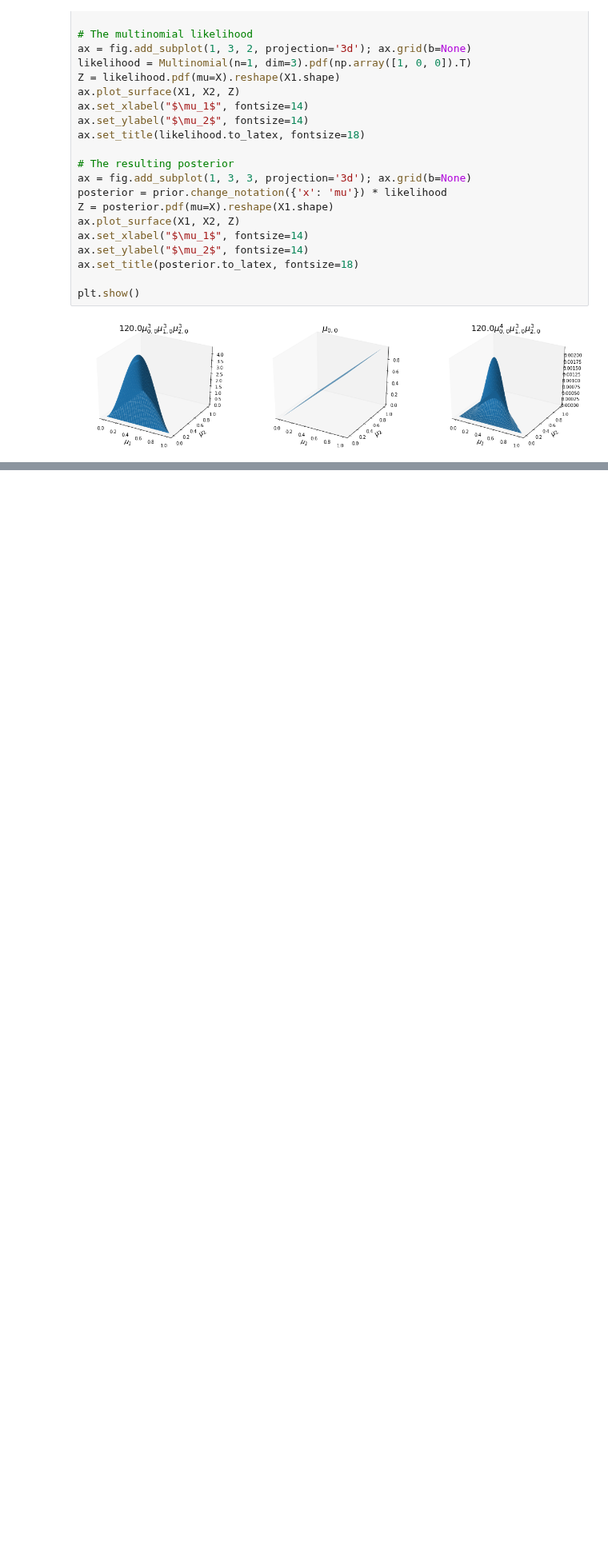
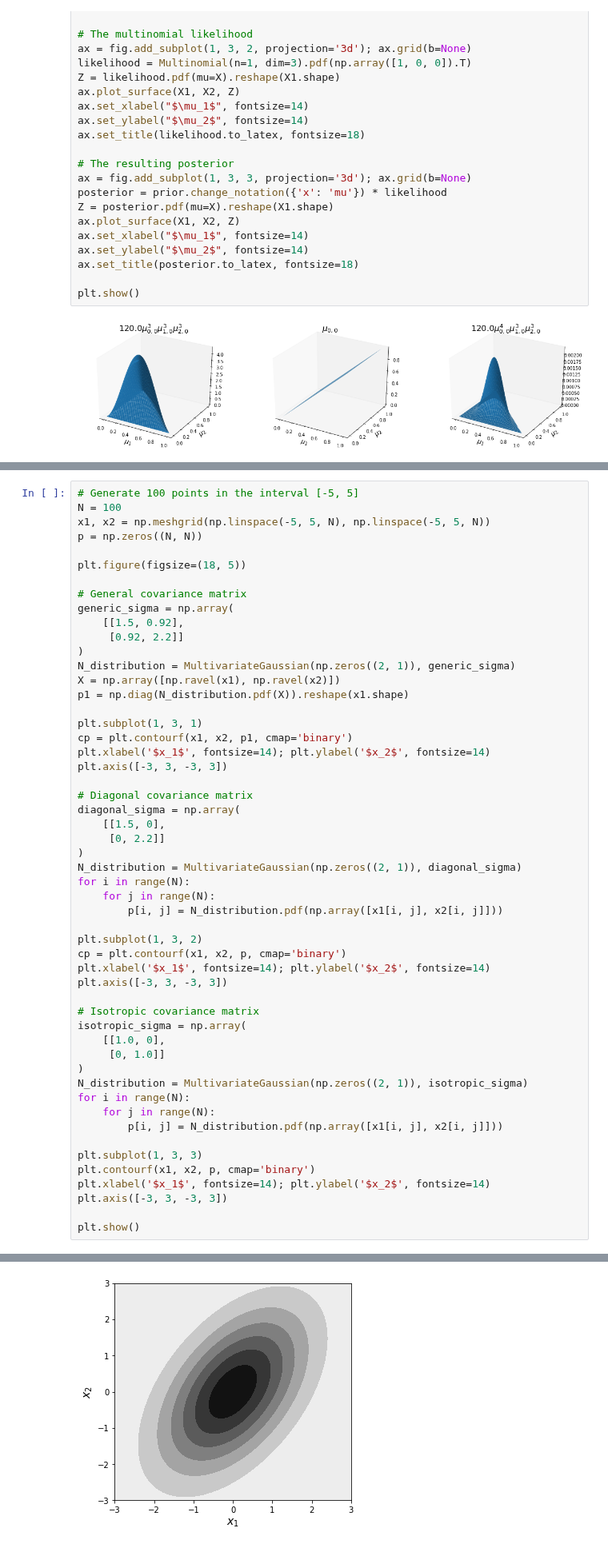
Before and after one commit to vagmcs/PRML, a Jupyter notebook: notebooks/ch2_probability_distributions.ipynb, the cells around one changed output, grey strips where cells are left out. Shown at 80% size. Cells and saved outputs as stored; diff of their text form; blank space fills up the shorter version.

Commit message:
feat(chapter2: Notes on Gaussian distributions

```diff
--- a/notebooks/ch2_probability_distributions.ipynb
+++ b/notebooks/ch2_probability_distributions.ipynb
@@ -644,0 +683,54 @@ plt.show()
+# %%
+# Generate 100 points in the interval [-5, 5]
+N = 100
+x1, x2 = np.meshgrid(np.linspace(-5, 5, N), np.linspace(-5, 5, N))
+p = np.zeros((N, N))
+
+plt.figure(figsize=(18, 5))
+
+# General covariance matrix
+generic_sigma = np.array(
+    [[1.5, 0.92],
+     [0.92, 2.2]]
+)
+N_distribution = MultivariateGaussian(np.zeros((2, 1)), generic_sigma)
+X = np.array([np.ravel(x1), np.ravel(x2)])
+p1 = np.diag(N_distribution.pdf(X)).reshape(x1.shape)
+
+plt.subplot(1, 3, 1)
+cp = plt.contourf(x1, x2, p1, cmap='binary')
+plt.xlabel('$x_1$', fontsize=14); plt.ylabel('$x_2$', fontsize=14)
+plt.axis([-3, 3, -3, 3])
+
+# Diagonal covariance matrix
+diagonal_sigma = np.array(
+    [[1.5, 0],
+     [0, 2.2]]
+)
+N_distribution = MultivariateGaussian(np.zeros((2, 1)), diagonal_sigma)
+for i in range(N):
+    for j in range(N):
+        p[i, j] = N_distribution.pdf(np.array([x1[i, j], x2[i, j]]))
+
+plt.subplot(1, 3, 2)
+cp = plt.contourf(x1, x2, p, cmap='binary')
+plt.xlabel('$x_1$', fontsize=14); plt.ylabel('$x_2$', fontsize=14)
+plt.axis([-3, 3, -3, 3])
+
+# Isotropic covariance matrix
+isotropic_sigma = np.array(
+    [[1.0, 0],
+     [0, 1.0]]
+)
+N_distribution = MultivariateGaussian(np.zeros((2, 1)), isotropic_sigma)
+for i in range(N):
+    for j in range(N):
+        p[i, j] = N_distribution.pdf(np.array([x1[i, j], x2[i, j]]))
+
+plt.subplot(1, 3, 3)
+plt.contourf(x1, x2, p, cmap='binary')
+plt.xlabel('$x_1$', fontsize=14); plt.ylabel('$x_2$', fontsize=14)
+plt.axis([-3, 3, -3, 3])
+
+plt.show()
+# %% [output]
@@ -644,0 +738 @@ plt.show()
+[figure, added]
```
Also changed, not shown: parts of 4 cells of this notebook.
